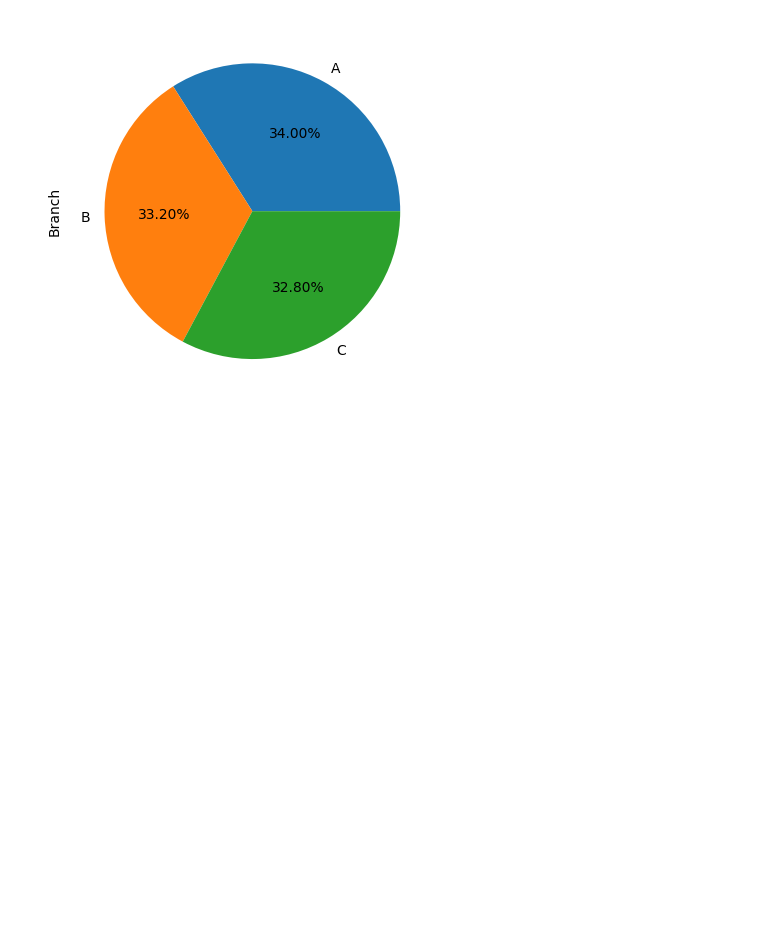
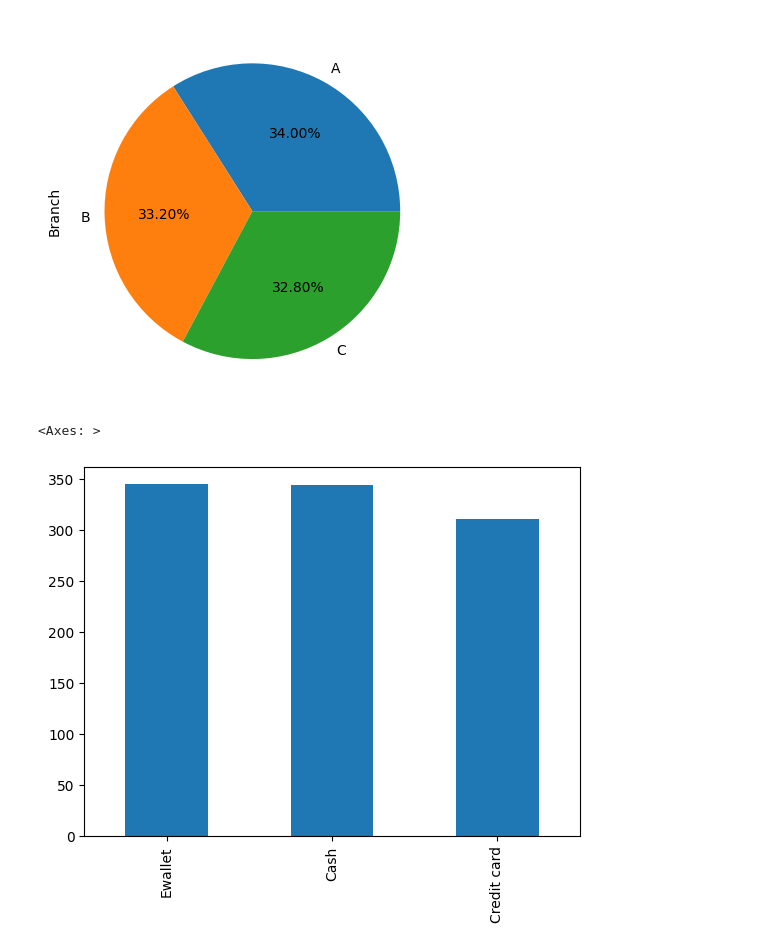
Before and after one commit to Ut-Niv/Pandas-Dataframe, a Jupyter notebook: EDA.ipynb, the cells around one changed output. Drawn from its saved outputs; the diff is of its cells as text; code cells hidden in the pictures; blank space fills up the shorter version.

```diff
--- a/EDA.ipynb
+++ b/EDA.ipynb
@@ -167,3 +167,9 @@ data['Branch'].value_counts().plot(kind = 'pie', autopct = '%1.2f%%')
 # %% [output]
 <Axes: ylabel='Branch'>
 [figure]
+# %%
+# find most popular payment method used by customers
+data['Payment'].value_counts().plot(kind = 'bar')
+# %% [output]
+<Axes: >
+[figure, added]
```
Also changed, not shown: parts of 11 cells of this notebook.
